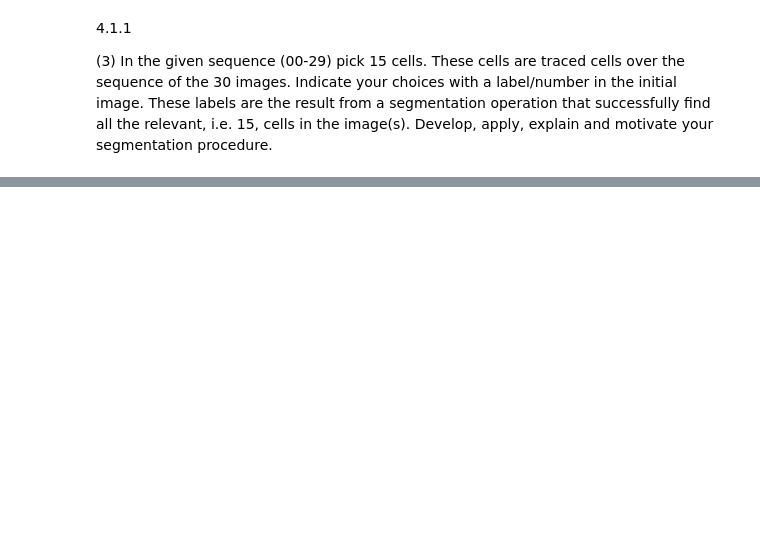
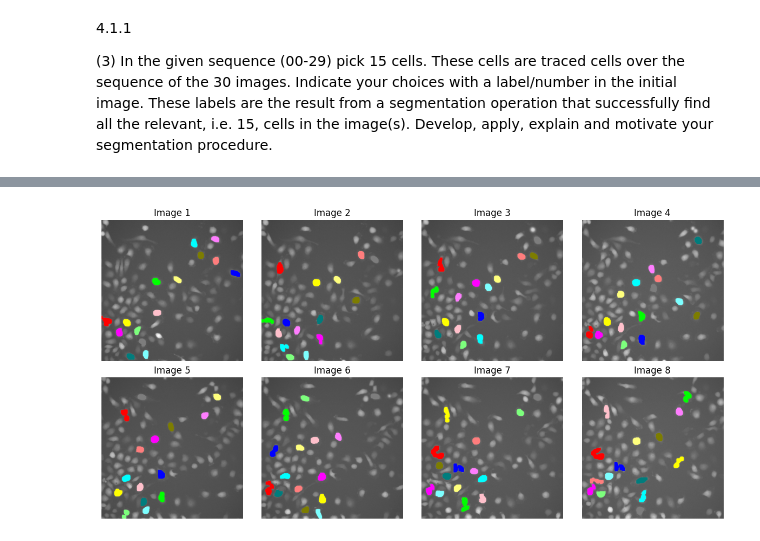
Before and after one commit to sietseschroder/IAWAIM-P4, a Jupyter notebook: main.ipynb, the cells around one changed output, grey strips where cells are left out. Saved outputs shown, nothing was run; the diff lists cells and outputs as text; code cells hidden in the pictures; blank space fills up the shorter version.

```diff
--- a/main.ipynb
+++ b/main.ipynb
@@ -39,0 +61,40 @@ def segment_image(image):
+# %%
+def segment_image(image):
+    """
+    Segment different cells in image. Note that many pipelines were tried, and just normalizing and thresholding worked best
+    """
+    original = image.copy()
+    # Normalize
+    image = cv2.normalize(image, None, alpha=0, beta=255, norm_type=cv2.NORM_MINMAX)
+
+    # Open the image to remove small shapes
+    image = cv2.morphologyEx(image, cv2.MORPH_OPEN, cv2.getStructuringElement(cv2.MORPH_RECT, (9,9)))
+
+    # Threshold the image
+    _, image = cv2.threshold(image, 0, 255, cv2.THRESH_BINARY+cv2.THRESH_OTSU)
+
+    # Convert to unsigned 8-bit integers
+    image = image.astype(np.uint8)
+
+    # Find the contours
+    contours, _ = cv2.findContours(image, cv2.RETR_EXTERNAL, cv2.CHAIN_APPROX_SIMPLE)
+
+    # Find the largest contours
+    largest = sorted(contours, key=cv2.contourArea, reverse=True)[:15]
+
+    color_image = np.zeros(image.shape + (3,)).astype(np.uint16)
+    color_image = np.stack([original]*3, axis=-1).astype(np.uint16)
+
+    for i, (contour, color) in zip(largest, colors):
+        cv2.drawContours(color_image, [contour], -1, color=color, thickness=cv2.FILLED)
+        cv2.putText(image, text= str(i+1), org=(cx,cy), fontFace= cv2.FONT_HERSHEY_SIMPLEX, fontScale=1, color=(0,0,0),
+                    thickness=2, lineType=cv2.LINE_AA)
+
+
+    return color_image
+
+thresholded_images = [segment_image(i) for i in images_ctrl]
+
+display_eight(thresholded_images[:8])
+# %% [output]
+[figure, added]
```
Also changed, not shown: parts of 4 cells of this notebook.
